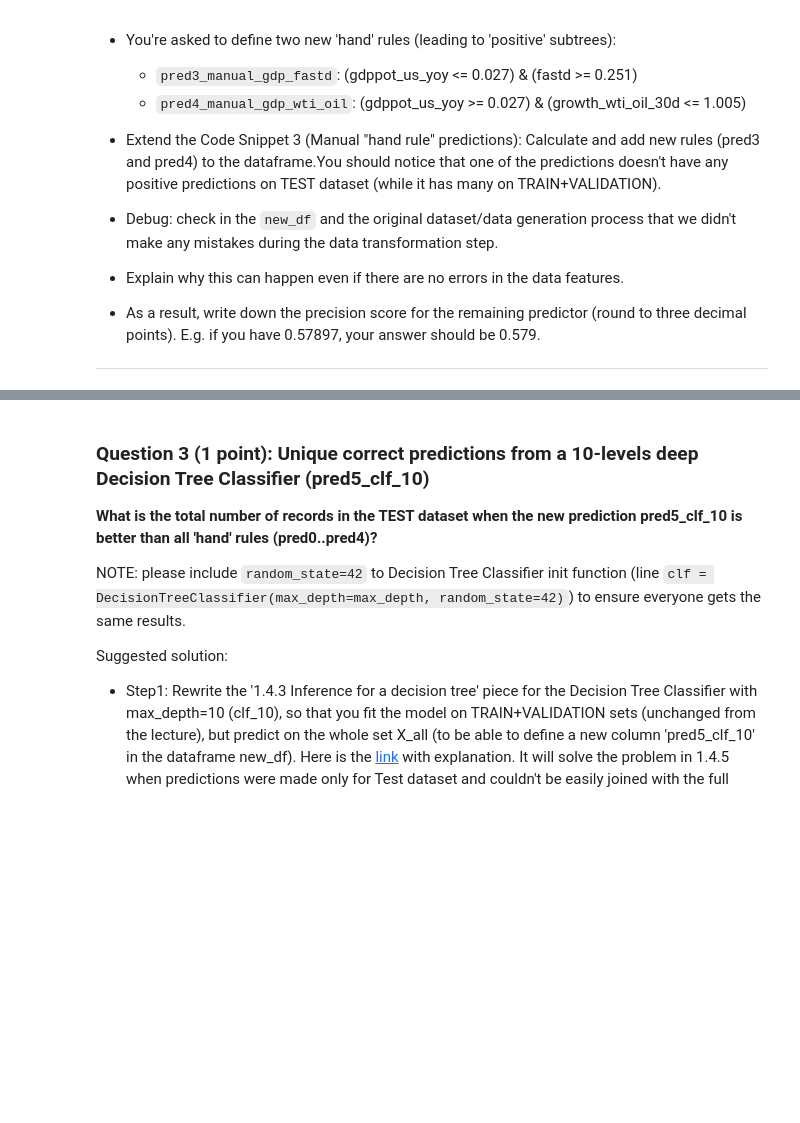
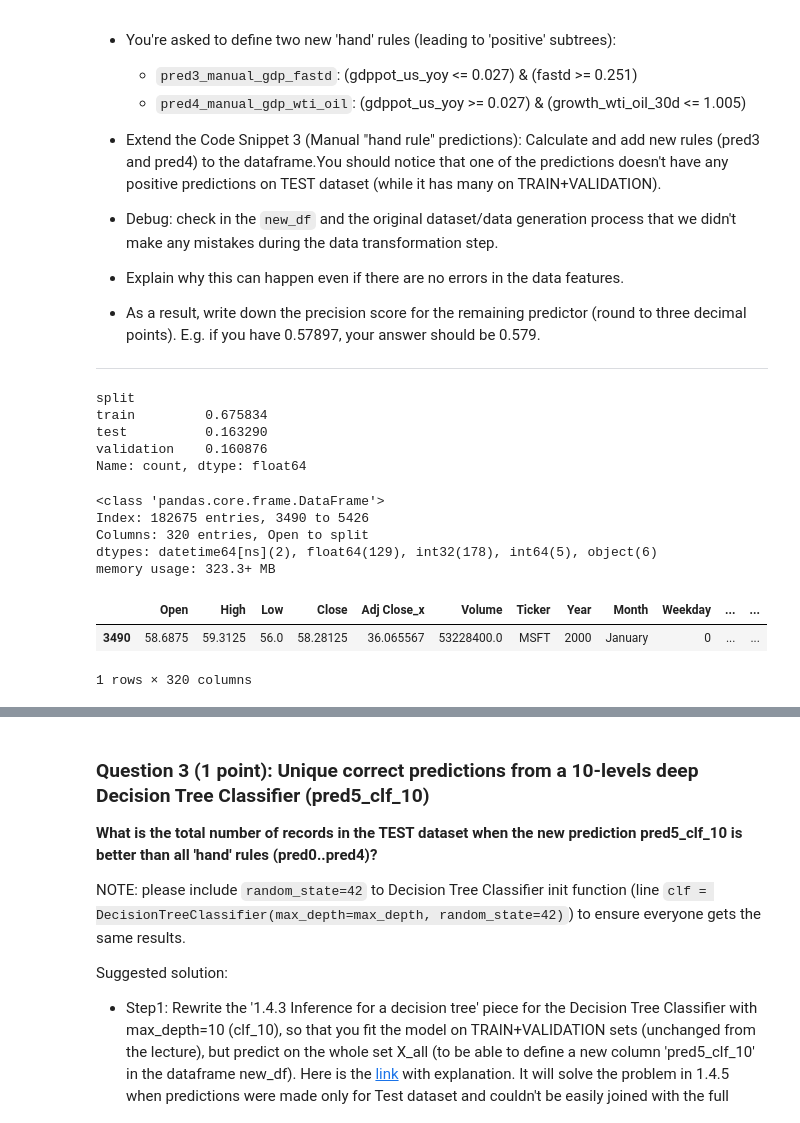
Before and after one commit to mary435/stock-markets-analytics, a Jupyter notebook: 03/hw_03.ipynb, the cells around one changed output, grey strips where cells are left out. Drawn from its saved outputs; the diff is of its cells as text; code cells hidden in the pictures; blank space fills up the shorter version.

```diff
--- a/03/hw_03.ipynb
+++ b/03/hw_03.ipynb
@@ -242,7 +248,7 @@ df.loc[:, 'month_wom']= df['Month'].astype(str) + '_w' + df['month_wom'].astype(
 #Append it to the CATEGORICAL features set. You should have 5 variables treated as CATEGORICAL now: 'Month', 'Weekday', 'Ticker', 'ticker_type', 'month_wom'.
 CATEGORICAL.append('month_wom')
 # %%
-CATEGORICAL.remove('month_wom')
+# CATEGORICAL.remove('month_wom')
 # %%
 CATEGORICAL
 # %% [output]
@@ -352,0 +401,8 @@ Let's utilize the knowledge from the visualised tree (clf10) (Code Snippet 5: 1.
+# %%
+df_with_dummies['split'].value_counts()/len(df_with_dummies)
+# %% [output]
+split
+train         0.675834
+test          0.163290
+validation    0.160876
+Name: count, dtype: float64
@@ -352,0 +412,16 @@ Let's utilize the knowledge from the visualised tree (clf10) (Code Snippet 5: 1.
+# %%
+# Full dataframe (transformed and truncated to 25 years)
+new_df.info()
+# %% [output]
+<class 'pandas.core.frame.DataFrame'>
+Index: 182675 entries, 3490 to 5426
+Columns: 320 entries, Open to split
+dtypes: datetime64[ns](2), float64(129), int32(178), int64(5), object(6)
+memory usage: 323.3+ MB
+# %%
+# check one record: it has abs. values, text, and numbers
+new_df.head(1)
+# %% [output]
+|  | Open | High | Low | Close | Adj Close_x | Volume | Ticker | Year | Month | Weekday | ... | ... |
+| 3490 | 58.6875 | 59.3125 | 56.0 | 58.28125 | 36.065567 | 53228400.0 | MSFT | 2000 | January | 0 | ... | ... |
+1 rows × 320 columns
```
Also changed, not shown: parts of 14 cells of this notebook.
